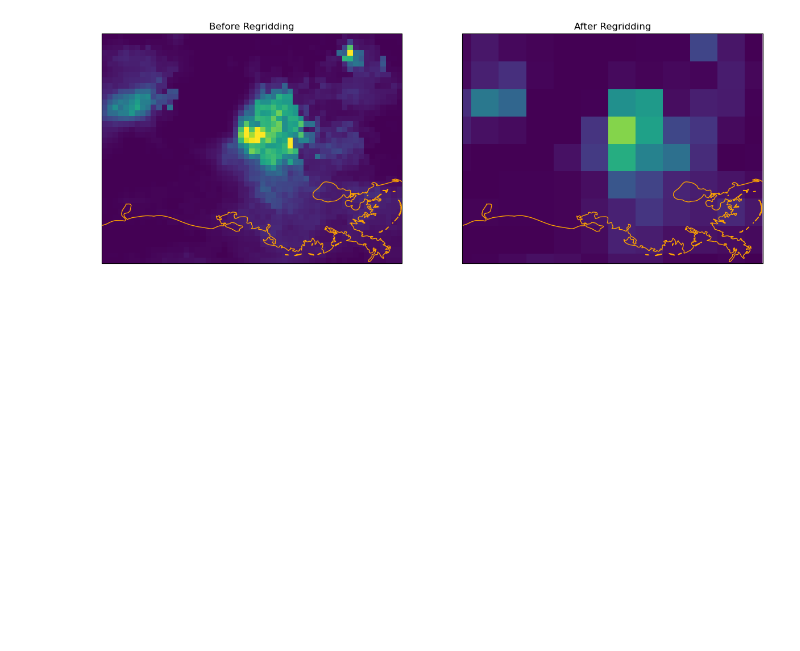
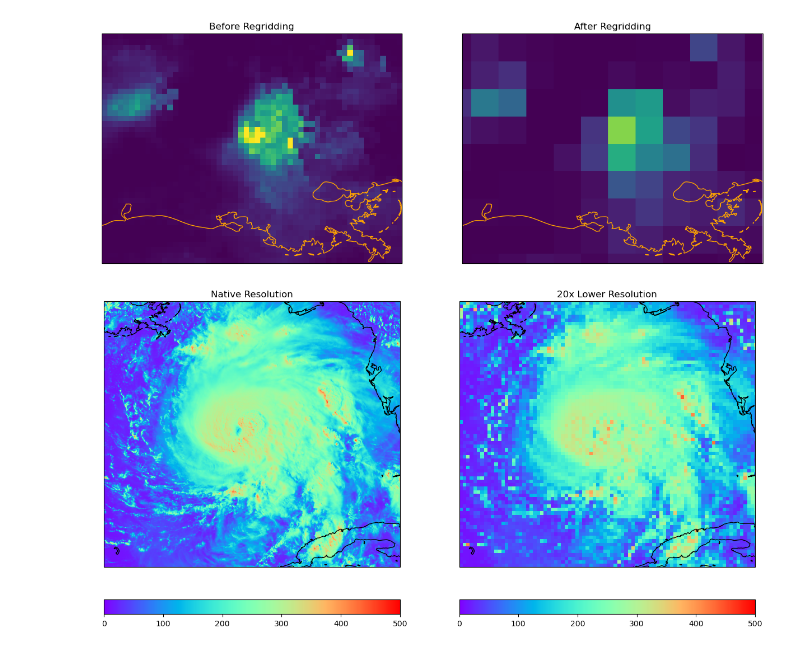
Before and after one commit to synflyn28/jreid-earth-obs-py, a Jupyter notebook: notebooks/gridding_operations.ipynb, the cells around one changed output. Saved outputs shown, nothing was run; the diff lists cells and outputs as text; code cells hidden in the pictures; blank space fills up the shorter version.

```diff
--- a/notebooks/gridding_operations.ipynb
+++ b/notebooks/gridding_operations.ipynb
@@ -127,3 +127,49 @@ axes[1].pcolormesh(Xnew, Ynew, gridOut, vmin=0, vmax=20)
 plt.show()
 # %% [output]
 [figure]
+# %%
+fname = '../data/goes-meso/michael/OR_ABI-L1b-RadM1-M3C02_G16_s20182822019282_e20182822019339_c20182822019374.nc'
+g16nc = Dataset(fname, 'r')
+C02 = g16nc.variables['Rad'][:][:]
+# %%
+proj_var = g16nc.variables['goes_imager_projection']
+sat_height = proj_var.perspective_point_height
+semi_major = proj_var.semi_major_axis
+semi_minor = proj_var.semi_minor_axis
+central_lon = proj_var.longitude_of_projection_origin
+globe = ccrs.Globe(semimajor_axis=semi_major, semiminor_axis=semi_minor)
+# %%
+# Multiply the x, y coordinates by satellite height to get the pixel position
+X = g16nc.variables['x'][:] * sat_height
+Y = g16nc.variables['y'][:] * sat_height
+imgExtent = (X.min(), X.max(), Y.min(), Y.max())
+crs = ccrs.Geostationary(central_longitude=central_lon, satellite_height=sat_height, globe=globe)
+# %%
+resized_C02 = C02[::20, ::20]
+# %%
+lims = [0, 500]
+fig, axes = plt.subplots(ncols=2, figsize=[15, 15], subplot_kw={'projection': crs})
+
+for ax in axes:
+    ax.set_extent([-90.0, -82.0, 22.0, 30.0])
+    ax.coastlines('10m', color='black')
+
+axes[0].set_title('Native Resolution')
+im1 = axes[0].imshow(
+    C02, cmap=plt.get_cmap('rainbow'), extent=imgExtent, vmin=lims[0],
+    vmax=lims[1], origin='upper'
+)
+
+axes[1].set_title('20x Lower Resolution')
+im2 = axes[1].imshow(
+    resized_C02, cmap=plt.get_cmap('rainbow'), extent=imgExtent, vmin=lims[0],
+    vmax=lims[1], origin='upper'
+)
+
+#Adding colorbars
+fig.colorbar(im1, pad=0.05, orientation='horizontal', ax=axes[0])
+fig.colorbar(im2, pad=0.05, orientation='horizontal', ax=axes[1])
+
+plt.show()
+# %% [output]
+[figure, added]
```
Also changed, not shown: parts of 10 cells of this notebook.
